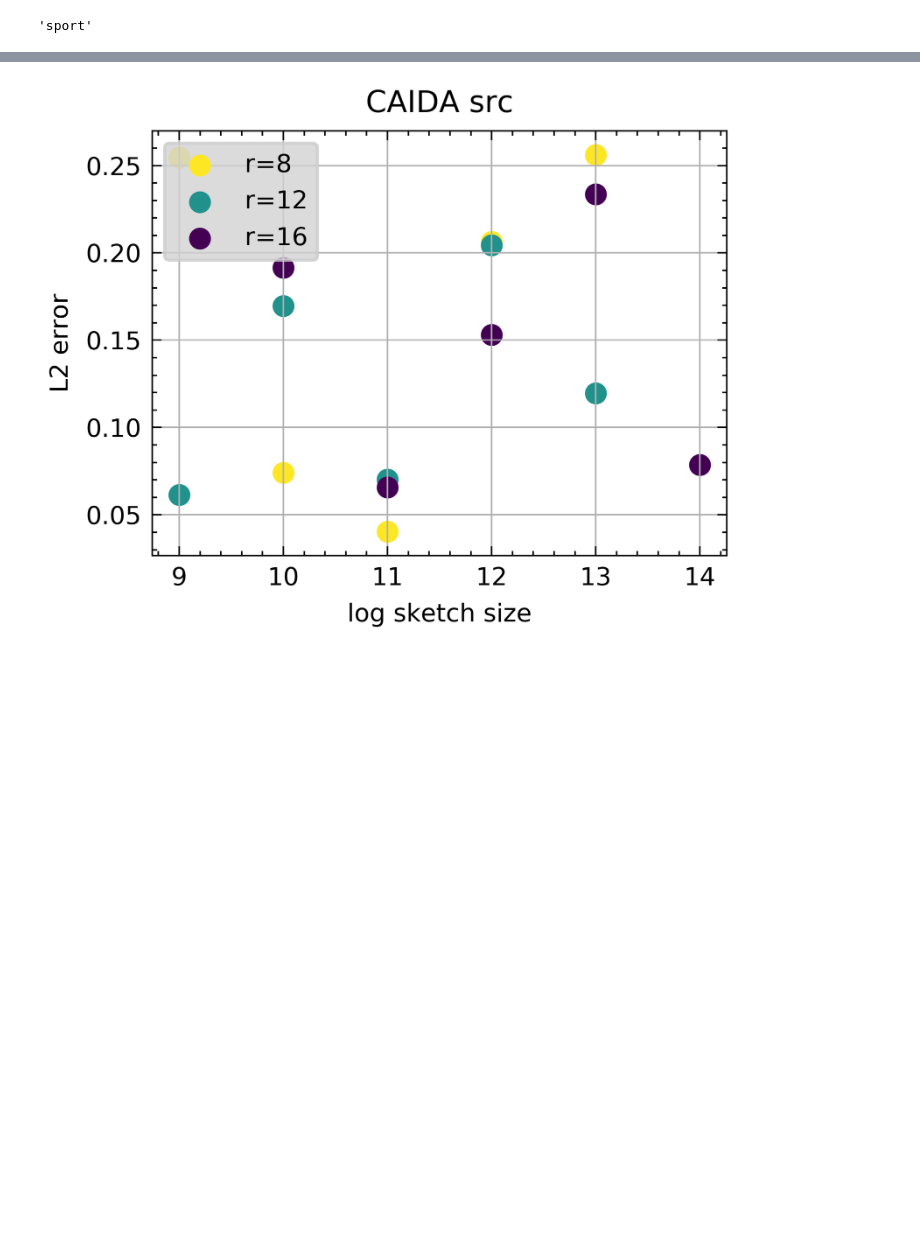
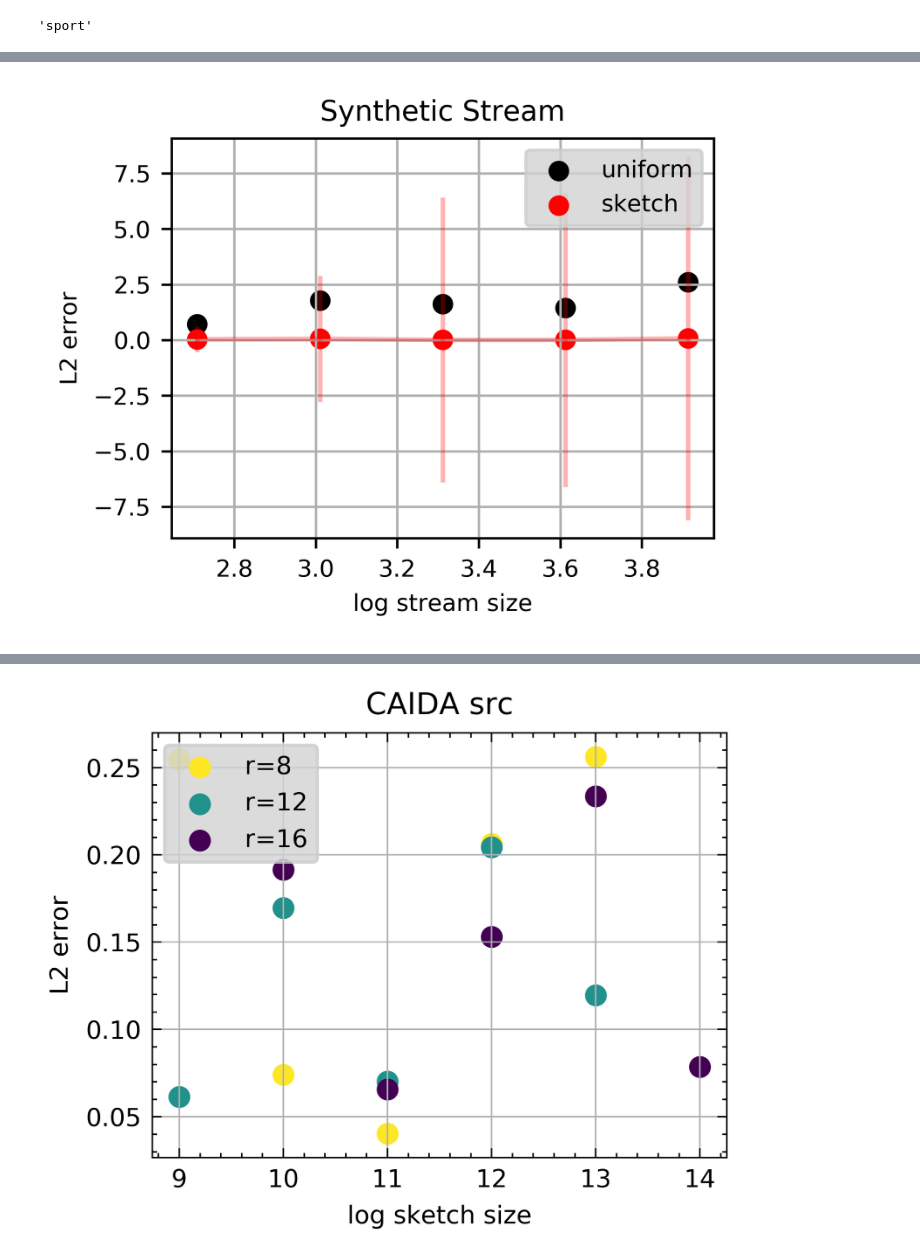
Before and after one commit to ViskaWei/SWindow, a Jupyter notebook: nb/eval_norms.ipynb, the cells around one changed output, grey strips where cells are left out. Saved outputs shown, nothing was run; the diff lists cells and outputs as text; code cells hidden in the pictures; blank space fills up the shorter version.

```diff
--- a/nb/eval_norms.ipynb
+++ b/nb/eval_norms.ipynb
@@ -52,8 +13,8 @@ aa+[4]
 # %%
-DATAPATH ='/home/swei20/SymNormSlidingWindows/out/randn100.csv'
+DATAPATH ='/home/swei20/SymNormSlidingWindows/'
 # %%
-DATADIR = '/home/swei20/SymNormSlidingWindows/out/'
-FILE = 'trff_sport_1010_21:08.csv'
+DATADIR = '/out_sport/'
+FILE = 'L2_rd_csL_m8192_1014_10:48.csv'
 path = os.path.join(DATADIR, FILE)
 # %%
 from util.plot import get_pd
@@ -60,23 +25,29 @@ from util.plot import get_pd
 # %%
 def get_path(filename,DATADIR=DATADIR):
     return os.path.join(DATADIR, filename)
-def get_pd(filename, mLoop=True, normType='L2'):
-    ftr = filename.split('_')[1]
-    path = get_path(filename)
+def get_pd(DATADIR, filename, mLoop=True):
+    normType, ftr = filename.split('_')[0], filename.split('_')[1]
+    path = get_path(filename, DATADIR)
     out = pd.read_csv(path)
     if mLoop:
         plot_error(out, ftr, normType)
     else:
         plot_size_error(out, ftr, normType)
-    return out
+    return out,ftr,normType
 def plot_error(out, ftr, normType, cols=['errUn','errCs'], labels=['uniform','sketch']):
+    outR = out[out['cr']==6]
     for i, col in enumerate(cols):
-        plt.scatter(np.log10(out['m']), out[col], label = f'{labels[i]}')
+        plt.scatter(np.log10(outR['m']), outR[col], label = f'{labels[i]}')
+    plt.errorbar(np.log10(outR['m']), outR['errCs'], outR['std']/2.0, c='r',alpha=0.3)
+
     plt.legend(frameon=True, facecolor='lightgrey')
     plt.grid()
     plt.ylabel(f'{normType} error')
     plt.xlabel('log stream size')
-    plt.title(f'CAIDA {ftr}')
+    if ftr =='rd':
+        plt.title(f'Synthetic Stream')
+    else:
+        plt.title(f'CAIDA {ftr}')
 def plot_size_error(out, ftr, normType):
     rList = out['r'].unique()
     colors = cm.get_cmap('viridis')(np.linspace(1,0,len(rList)))
@@ -87,6 +58,9 @@ def plot_size_error(out, ftr, normType):
     plt.grid()
     plt.ylabel(f'{normType} error')
     plt.xlabel('log sketch size')
-    plt.title(f'CAIDA {ftr}')
+    if ftr =='rd':
+        plt.title(f'Synthetic Stream')
+    else:
+        plt.title(f'CAIDA {ftr}')
 # %%
 plt.style.use(['ieee','no-latex'])
@@ -102,0 +75,6 @@ out2 = get_pd('trff_src__mL_c1024_1011_16:06.csv', mLoop=True)
+# %%
+DATADIR = '/home/swei20/SymNormSlidingWindows/out_sport'
+FILE = 'L2_rd_csL_m8192_1014_10:48.csv'
+FILE2 = 'T8_rd_csL_m4096_1014_15:13.csv'
+FILE3 = 'L2_rd_mL_1014_16:33.csv'
+# path = os.path.join(DATADIR, FILE)
@@ -102,0 +94,6 @@ out2 = get_pd('trff_src__mL_c1024_1011_16:06.csv', mLoop=True)
+# %%
+DATADIR = DATAPATH +'/out_rd_wRate01'
+out3,ftr,normType = get_pd(DATADIR, FILE3, mLoop=True)
+plt.savefig(f'/home/swei20/SymNormSlidingWindows/imgs/{ftr}_{normType}_m_std.png')
+# %% [output]
+[figure, added]
```
Also changed, not shown: parts of 33 cells of this notebook, 17 other files.
